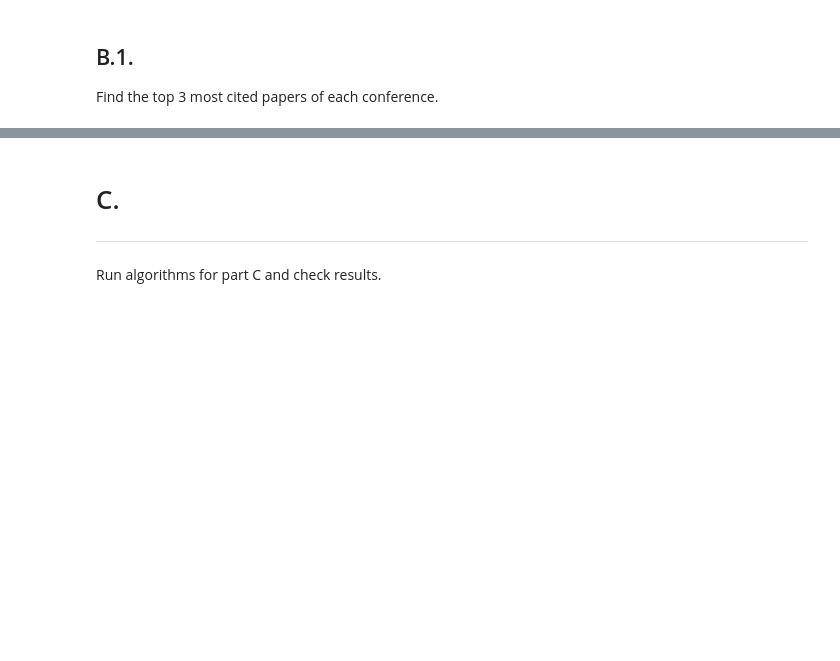
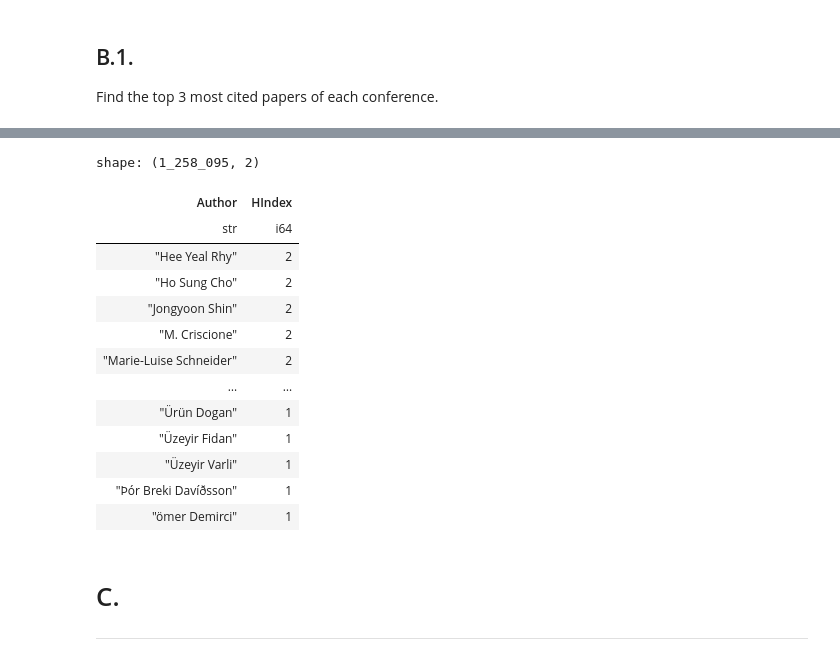
Before and after one commit to romj99/big_data_management_01, a Jupyter notebook: main.ipynb, the cells around one changed output, grey strips where cells are left out. Drawn from its saved outputs; the diff is of its cells as text; code cells hidden in the pictures; blank space fills up the shorter version.

```diff
--- a/main.ipynb
+++ b/main.ipynb
@@ -1787,5 +1764,46 @@ result = run_query(cypher_query)
+# %%
+cypher_query = """
+    // Calculate per‑paper citation counts
+    MATCH (a:Author)-[:AUTHORED]->(p:Paper)
+    OPTIONAL MATCH (p)<-[:CITES]-()
+    WITH a, p, count(*) AS citations
+
+    // Get all that author's citation counts into a list
+    WITH a, collect(citations) AS citationList
+
+    // Order the list in ascending order by using a custom method
+    UNWIND citationList AS citationCount
+    WITH a, citationCount
+    ORDER BY citationCount ASC
+
+    // Reverse the list (ascending order to descending order)
+    WITH a, collect(citationCount) AS sortedList
+
+    // Unwind positions and keep only those where citationCount >= rank
+    UNWIND range(0, size(sortedList)-1) AS idx
+    WITH a, idx + 1 AS h, sortedList[idx] AS citationCount
+    WHERE citationCount >= h
+
+    // The h‑index is the maximum valid h, defaulting to 0 if none
+    RETURN a.name AS Author, coalesce(max(h), 0) AS HIndex
+    ORDER BY HIndex DESC, Author;
+"""
+run_query(cypher_query)
+# %% [output]
+shape: (1_258_095, 2)
+| Author | HIndex |
+| str | i64 |
+| "Hee Yeal Rhy" | 2 |
+| "Ho Sung Cho" | 2 |
+| "Jongyoon Shin" | 2 |
+| "M. Criscione" | 2 |
+| "Marie-Luise Schneider" | 2 |
+| … | … |
+| "Ürün Dogan" | 1 |
+| "Üzeyir Fidan" | 1 |
+| "Üzeyir Varli" | 1 |
+| "Þór Breki Davíðsson" | 1 |
+| "ömer Demirci" | 1 |
 # %% [markdown]
 # C.
 ---
-# %% [markdown]
-Run algorithms for part C and check results.
```
Also changed, not shown: parts of 34 cells of this notebook.
